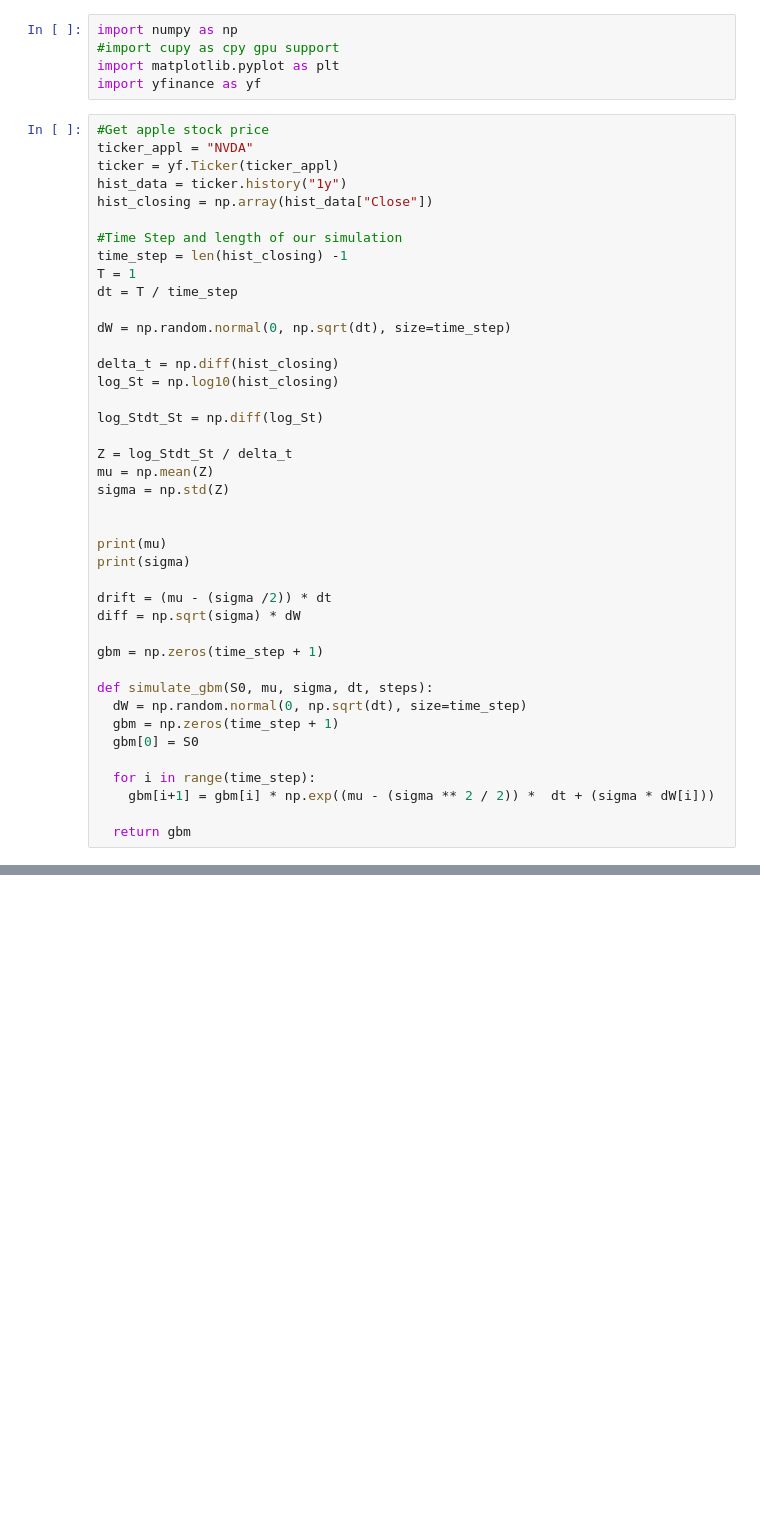
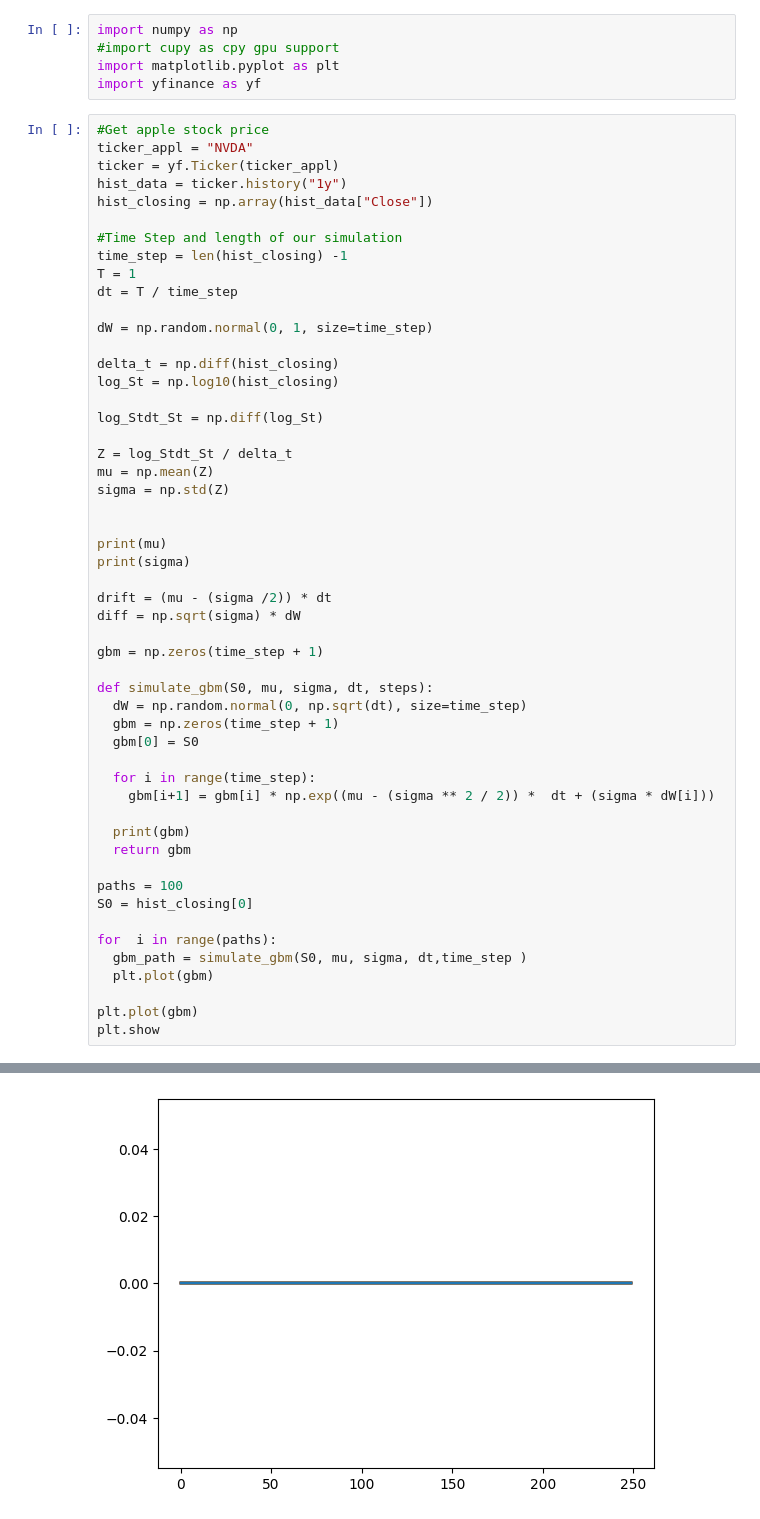
Before and after one commit to syalc1234/finalYearProject, a Jupyter notebook: SRegression.ipynb, the cells around one changed output, grey strips where cells are left out. Saved outputs shown, nothing was run; the diff lists cells and outputs as text; blank space fills up the shorter version.

```diff
--- a/SRegression.ipynb
+++ b/SRegression.ipynb
@@ -15,7 +15,7 @@ time_step = len(hist_closing) -1
 T = 1
 dt = T / time_step
 
-dW = np.random.normal(0, np.sqrt(dt), size=time_step)
+dW = np.random.normal(0, 1, size=time_step)
 
 delta_t = np.diff(hist_closing)
 log_St = np.log10(hist_closing)
@@ -43,5 +43,16 @@ def simulate_gbm(S0, mu, sigma, dt, steps):
   for i in range(time_step):
     gbm[i+1] = gbm[i] * np.exp((mu - (sigma ** 2 / 2)) *  dt + (sigma * dW[i]))
 
+  print(gbm)
   return gbm
+
+paths = 100
+S0 = hist_closing[0]
+
+for  i in range(paths):
+  gbm_path = simulate_gbm(S0, mu, sigma, dt,time_step )
+  plt.plot(gbm)
+
+plt.plot(gbm)
+plt.show
 # %% [output]
@@ -48,0 +77 @@ IndentationError: expected an indented block after 'for' statement on line 35 (3
+[figure, added]
```
Also changed, not shown: parts of 2 cells of this notebook, 1 other file.
